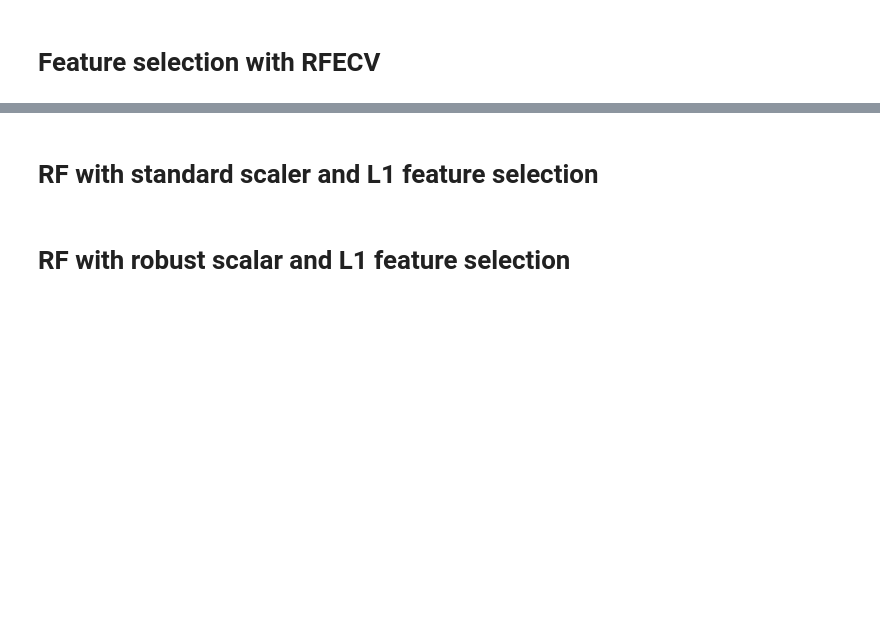
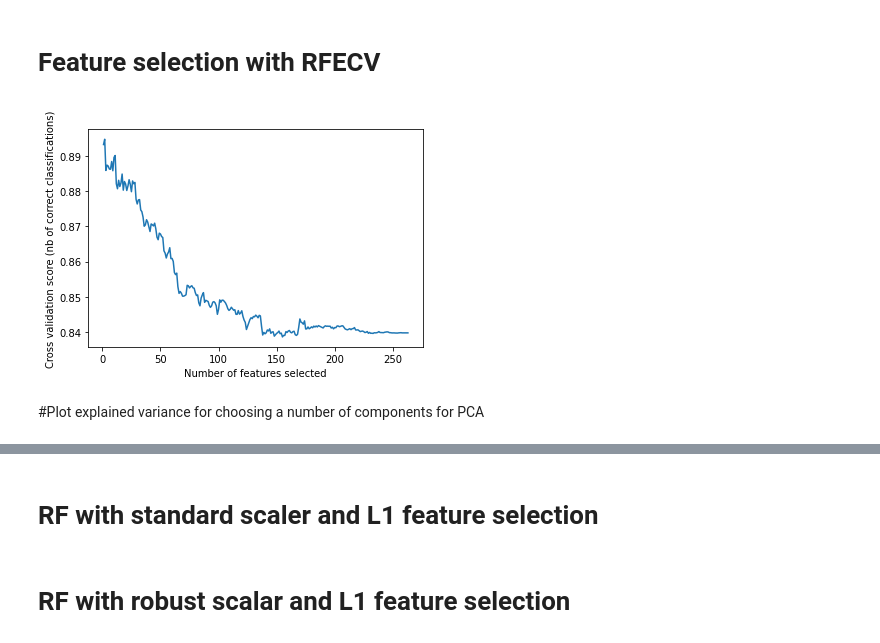
Before and after one commit to SabinevanMierlo/TM10007_PROJECT, a Jupyter notebook: assignment.ipynb, the cells around one changed output, grey strips where cells are left out. Saved outputs shown, nothing was run; the diff lists cells and outputs as text; code cells hidden in the pictures; blank space fills up the shorter version.

```diff
--- a/assignment.ipynb
+++ b/assignment.ipynb
@@ -191,14 +205,35 @@ y_bin = np.array(y_bin)
 # %% [markdown]
 # Feature selection with RFECV
 # %%
-#Create the RFE object and compute a cross-validated score.
-svc = SVC(kernel="linear")
-# The \"accuracy\" scoring is proportional to the number of correct classifications
-rfecv = RFECV(estimator=svc, step=1, cv=StratifiedKFold(2),
-        scoring='roc_auc')
-select = rfecv.fit(X_train_scaled, y_train)
+#For now use 1 iteration (n_splits=1) to test RFECV method
+sss = StratifiedShuffleSplit(n_splits=1, test_size=0.2, random_state=0)
+for train_index, test_index in sss.split(x, y_bin):
 
-# Plot number of features VS. cross-validation scores
-plt.figure()
-plt.xlabel("Number of features selected")
-plt.ylabel("Cross validation score (nb of correct classifications)")
+    X_train = x[train_index]
+    y_train = y_bin[train_index]
+    X_test = x[test_index]
+    y_test = y_bin[test_index]
+
+    # Scaling of features
+    scaler = StandardScaler()   #Can be changed to RobustScaler()
+    scaler.fit(X_train)
+    X_train_scaled = scaler.transform(X_train)
+    X_test_scaled = scaler.transform(X_test)
+
+    #Create the RFE object and compute a cross-validated score.
+    svc = SVC(kernel="linear")
+    # The \"accuracy\" scoring is proportional to the number of correct classifications
+    rfecv = RFECV(estimator=svc, step=1, cv=StratifiedKFold(2),
+            scoring='roc_auc')
+    select = rfecv.fit(X_train_scaled, y_train)
+
+    # Plot number of features VS. cross-validation scores
+    plt.figure()
+    plt.xlabel("Number of features selected")
+    plt.ylabel("Cross validation score (nb of correct classifications)")
+    plt.plot(range(1, len(rfecv.grid_scores_) + 1), rfecv.grid_scores_)
+    plt.show()
+# %% [output]
+[figure, added]
+# %% [markdown]
+#Plot explained variance for choosing a number of components for PCA
```
Also changed, not shown: parts of 15 cells of this notebook.
